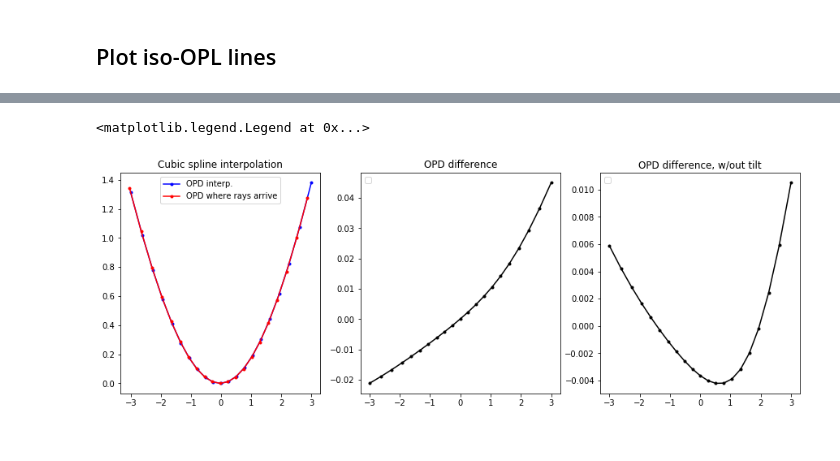
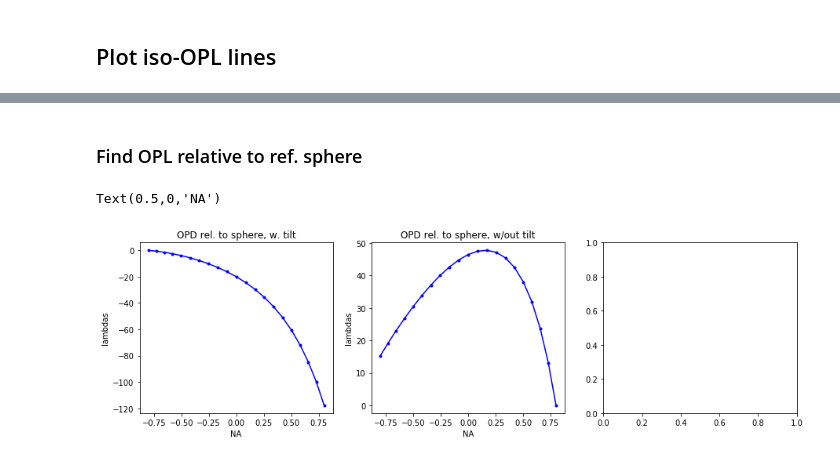
Before and after one commit to nvladimus/refractive_index_mismatch, a Jupyter notebook: OPD_rayTracing_tiltedCoverslip_2D-v2.0.ipynb, the cells around one changed output, grey strips where cells are left out. Saved outputs shown, nothing was run; the diff lists cells and outputs as text; code cells hidden in the pictures.

```diff
--- a/OPD_rayTracing_tiltedCoverslip_2D-v2.0.ipynb
+++ b/OPD_rayTracing_tiltedCoverslip_2D-v2.0.ipynb
@@ -193,20 +192,30 @@ Text(0.5,1,'x0, mm: -0.02')
-# %%
-fig, ax = plt.subplots(1,3,figsize = (15,5))
-
-ax[0].plot(y_rays_plane_no_coverslip, OPD_coverslip_interp, '.-b', label = 'OPD interp.')
-ax[0].plot(y3_ref_plane_coverslip, OPD_ref_plane_coverslip, '.-r', label = 'OPD where rays arrive')
-ax[0].set_title("Cubic spline interpolation")
-ax[0].legend()
-
-ax[1].plot(y_rays_plane_no_coverslip, OPD_coverslip_interp - OPD_ref_plane_no_coverslip, '.-k')
-ax[1].set_title("OPD difference")
-ax[1].legend()
-
-tilt_y_poly = np.poly1d(np.polyfit(y_rays_plane_no_coverslip, OPD_coverslip_interp - OPD_ref_plane_no_coverslip, 1))
-ax[2].plot(y_rays_plane_no_coverslip, OPD_coverslip_interp - OPD_ref_plane_no_coverslip \
-           - tilt_y_poly(y_rays_plane_no_coverslip), '.-k')
-ax[2].set_title("OPD difference, w/out tilt")
-ax[2].legend()
-# %% [output]
-<matplotlib.legend.Legend at 0x...>
-[figure, removed]
+# %% [markdown]
+### Find OPL relative to ref. sphere
+# %%
+(x3_refSphere, y3_refSphere) = intersectRefSphere(x0,y0,x2,y2, theta2, R_refSphere_mm)
+OPL_ref_sphere = n_sample * np.sqrt((x1-x0)**2 + (y1-y0)**2) + \
+       n_glass * np.sqrt((x2-x1)**2 + (y2-y1)**2) + \
+       n_media * np.sqrt((x3_refSphere-x2)**2 + (y3_refSphere-y2)**2)
+
+OPD_ref_sphere = OPL_ref_sphere - np.nanmin(OPL_ref_sphere)
+# %%
+wl_mm = 0.520e-3 #green wavelength in the medium
+na_array = np.sin(thetaRadArray)*n_media
+
+tilt_y_func = np.poly1d(np.polyfit(na_array, OPD_ref_sphere, 1))
+
+fig, ax = plt.subplots(1,3,figsize = (15,4))
+
+ax[0].plot(na_array, -OPD_ref_sphere/wl_mm, '.-b', label = 'OPD rel. to sphere')
+ax[0].set_title("OPD rel. to sphere, w. tilt")
+ax[0].set_ylabel("lambdas")
+ax[0].set_xlabel("NA")
+
+opd_no_tilt = -(OPD_ref_sphere - tilt_y_func(na_array))/wl_mm
+ax[1].plot(na_array, opd_no_tilt - opd_no_tilt.min(), '.-b', label = 'OPD rel. to sphere')
+ax[1].set_title("OPD rel. to sphere, w/out tilt")
+ax[1].set_ylabel("lambdas")
+ax[1].set_xlabel("NA")
+# %% [output]
+Text(0.5,0,'NA')
+[figure, added]
```
Also changed, not shown: parts of 3 cells of this notebook.
